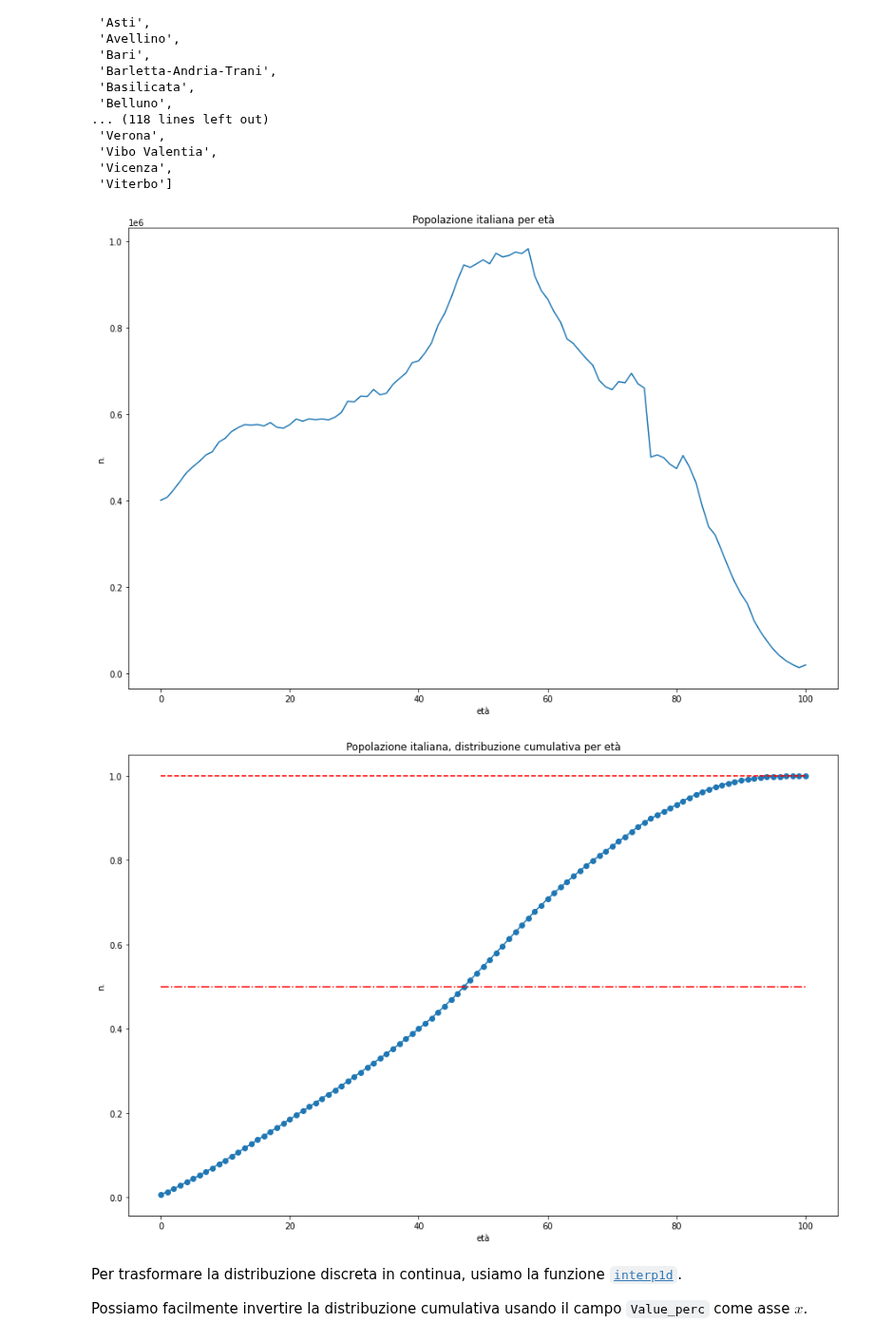
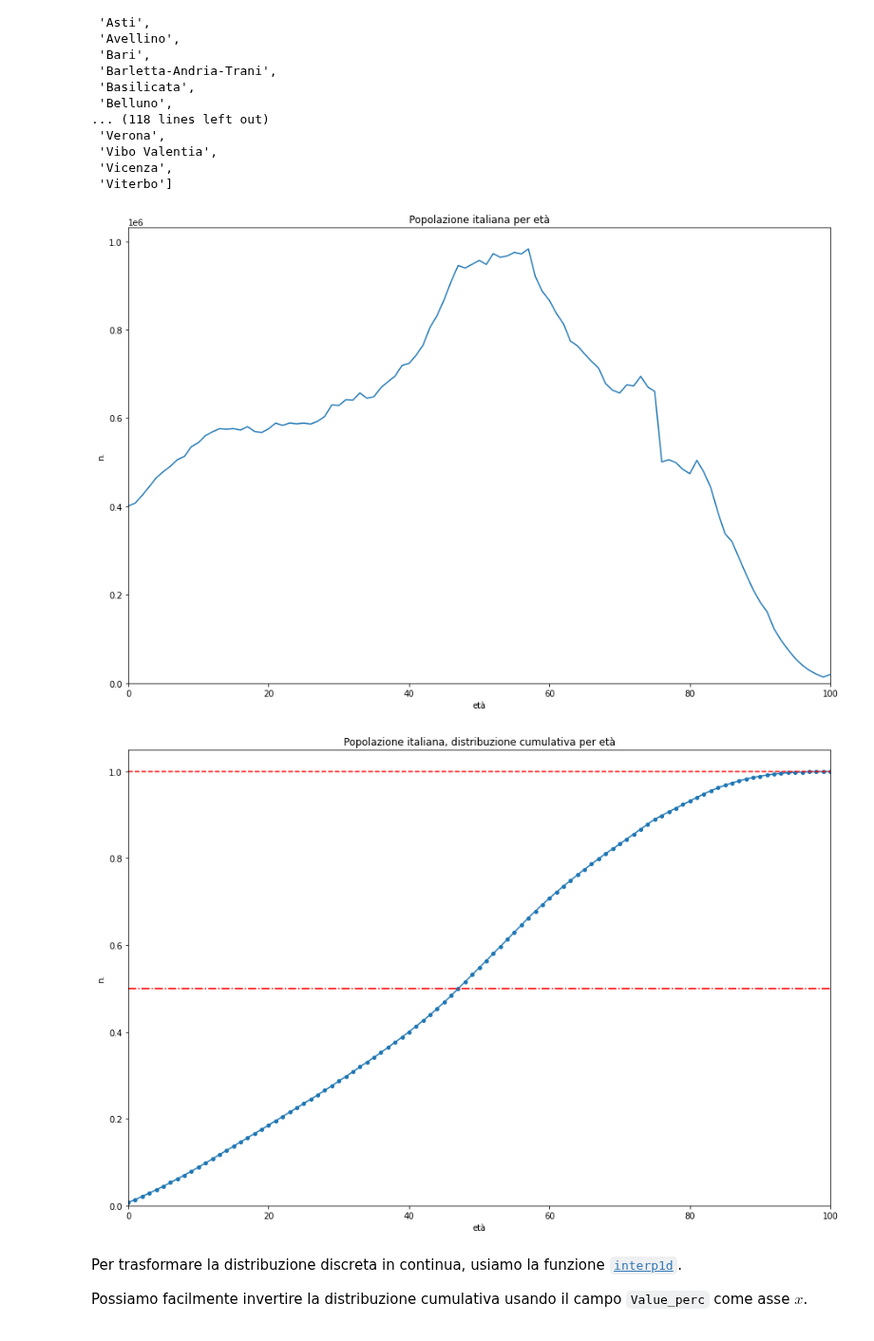
Before and after one commit to lucalista/analisi-dati-2023, a Jupyter notebook: 07.01.00__ISTAT_Popolazione_italiana.ipynb, the cells around one changed output. Shown at 95% size. Drawn from its saved outputs; the diff is of its cells as text; code cells hidden in the pictures.

````diff
--- a/07.01.00__ISTAT_Popolazione_italiana.ipynb
+++ b/07.01.00__ISTAT_Popolazione_italiana.ipynb
@@ -76,23 +76,27 @@ plt.plot(df['anni'], df['Value'],linestyle='-')
 plt.title('Popolazione italiana per età')
 plt.xlabel('età')
 plt.ylabel('n.')
+plt.ylim(0)
+plt.xlim(0, 100)
 plt.show()
 # %% [output]
-[figure, old version]
+[figure, new version]
 # %%
 df['Value_cum'] = df.Value.cumsum()
 df['Value_perc'] = df.Value_cum/df.Value_cum.max()
 # %%
 plt.figure(figsize=(15,10))
-plt.plot(df['anni'], df['Value_perc'], 'o', linestyle='-')
+plt.plot(df['anni'], df['Value_perc'], 'o', linestyle='-', markersize=4)
 plt.plot((0, 100), (1,1), color='red', linestyle='--')
 plt.plot((0, 100), (.5,.5), color='red', linestyle='-.')
 plt.title('Popolazione italiana, distribuzione cumulativa per età')
 plt.xlabel('età')
 plt.ylabel('n.')
+plt.ylim(0)
+plt.xlim(0, 100)
 plt.show()
 # %% [output]
-[figure, old version]
+[figure, new version]
 # %% [markdown]
 Per trasformare la distribuzione discreta in continua, usiamo la funzione [```interp1d```](https://docs.scipy.org/doc/scipy/reference/generated/scipy.interpolate.interp1d.html).
 
````
Also changed, not shown: parts of 2 cells of this notebook.
